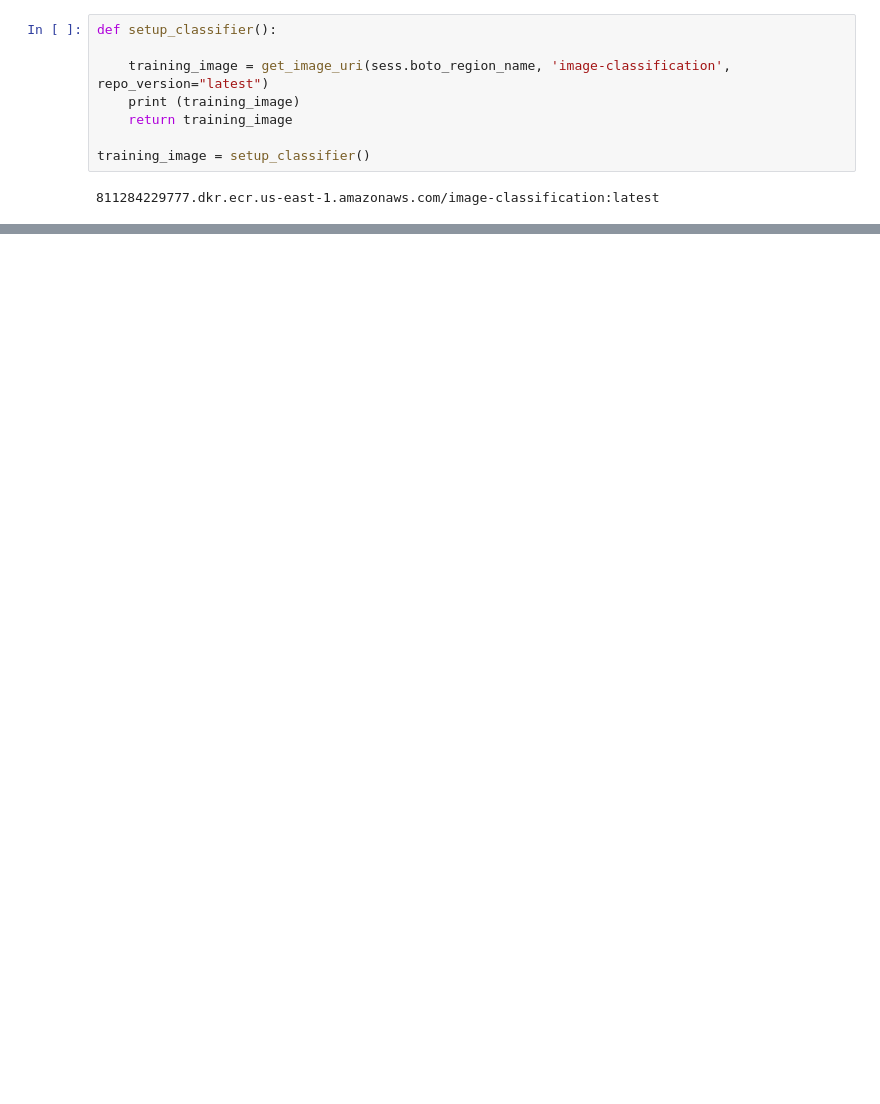
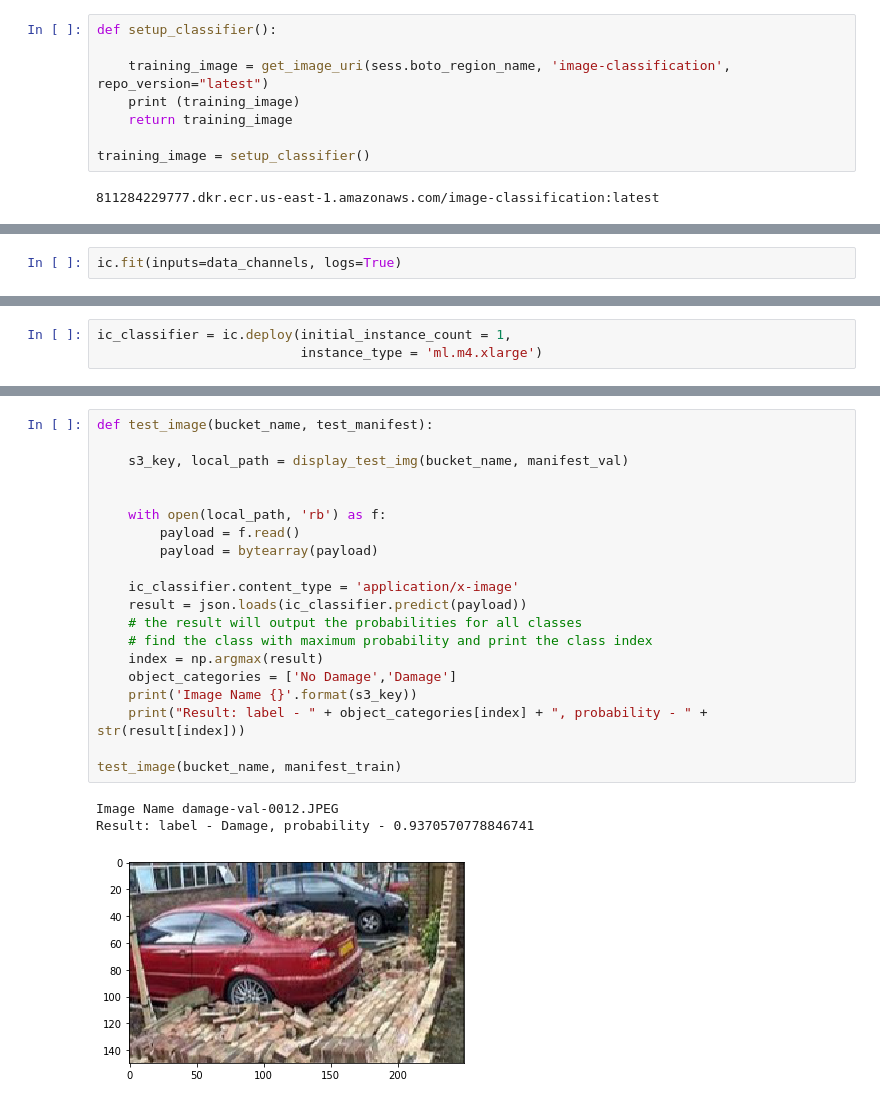
Before and after one commit to raminetinati/Car-Damage-Detector, a Jupyter notebook: Car-Damage-Detection.ipynb, the cells around one changed output, grey strips where cells are left out. Cells and saved outputs as stored; diff of their text form; blank space fills up the shorter version.

Commit message:
Fully working Model with custom trained model

```diff
--- a/Car-Damage-Detection.ipynb
+++ b/Car-Damage-Detection.ipynb
@@ -117,0 +237,2 @@ training_image = setup_classifier()
+# %%
+ic.fit(inputs=data_channels, logs=True)
@@ -117,0 +259,3 @@ training_image = setup_classifier()
+# %%
+ic_classifier = ic.deploy(initial_instance_count = 1,
+                          instance_type = 'ml.m4.xlarge')
@@ -117,0 +290,24 @@ training_image = setup_classifier()
+# %%
+def test_image(bucket_name, test_manifest):
+
+    s3_key, local_path = display_test_img(bucket_name, manifest_val)
+
+
+    with open(local_path, 'rb') as f:
+        payload = f.read()
+        payload = bytearray(payload)
+
+    ic_classifier.content_type = 'application/x-image'
+    result = json.loads(ic_classifier.predict(payload))
+    # the result will output the probabilities for all classes
+    # find the class with maximum probability and print the class index
+    index = np.argmax(result)
+    object_categories = ['No Damage','Damage']
+    print('Image Name {}'.format(s3_key))
+    print("Result: label - " + object_categories[index] + ", probability - " + str(result[index]))
+
+test_image(bucket_name, manifest_train)
+# %% [output]
+Image Name damage-val-0012.JPEG
+Result: label - Damage, probability - 0.9370570778846741
+[figure, added]
```
Also changed, not shown: parts of 21 cells of this notebook.
